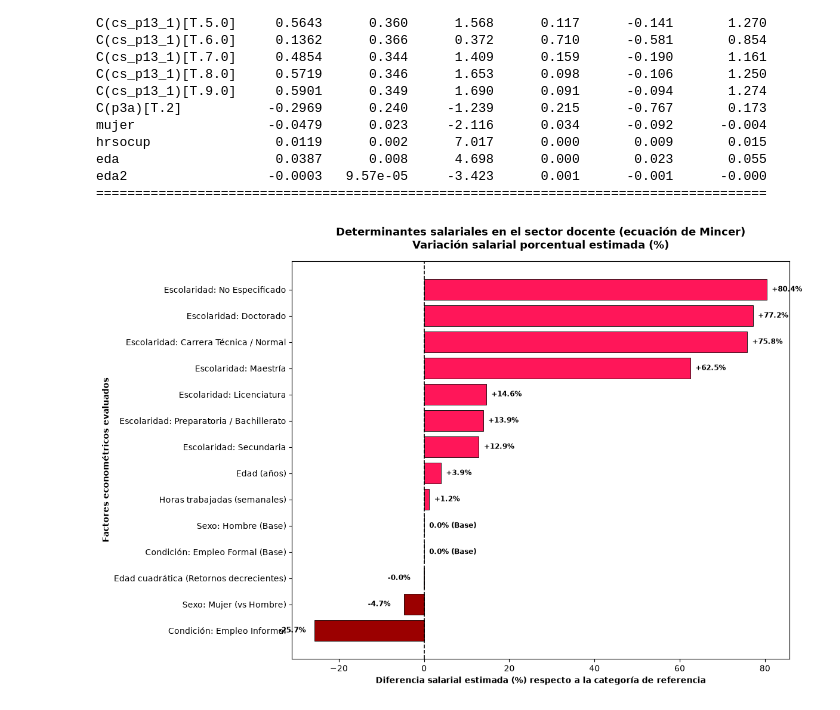
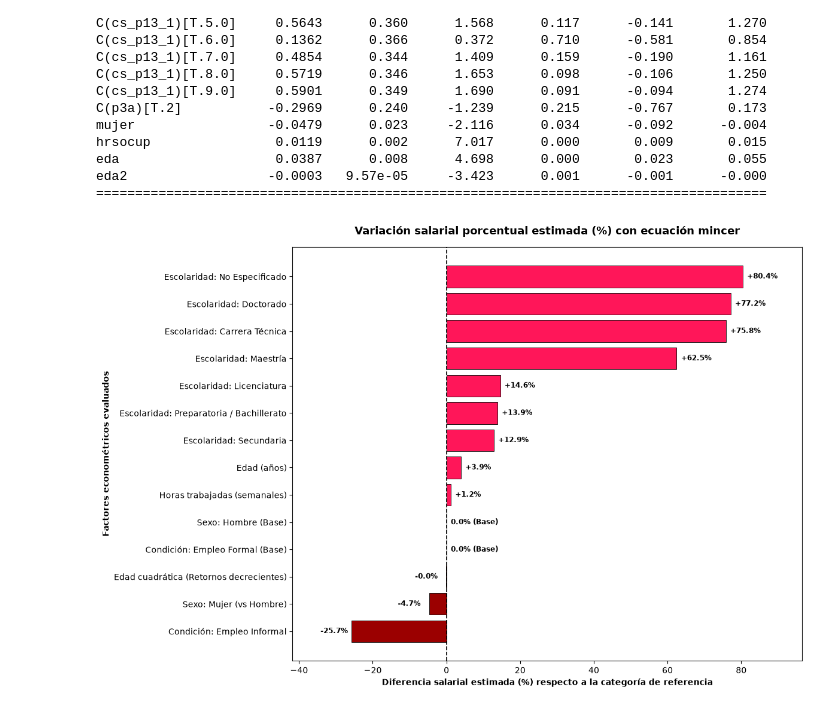
Before and after one commit to Arepaman777/An-lisis-predictivo-y-estad-stico-de-la-empleabilidad-y-salarios-del-sector-docente-en-M-xico, a Jupyter notebook: analisis_salarial_docente/notebooks/02_econometria_y_brecha_genero.ipynb, the cells around one changed output. Cells and saved outputs as stored; diff of their text form; code cells hidden in the pictures.

```diff
--- a/analisis_salarial_docente/notebooks/02_econometria_y_brecha_genero.ipynb
+++ b/analisis_salarial_docente/notebooks/02_econometria_y_brecha_genero.ipynb
@@ -81,7 +81,7 @@ diccionario_nombres = {
     # Niveles Educativos (cs_p13_1)
     "C(cs_p13_1)[T.3.0]": "Escolaridad: Secundaria",
     "C(cs_p13_1)[T.4.0]": "Escolaridad: Preparatoria / Bachillerato",
-    "C(cs_p13_1)[T.5.0]": "Escolaridad: Carrera Técnica / Normal",
+    "C(cs_p13_1)[T.5.0]": "Escolaridad: Carrera Técnica",
     "C(cs_p13_1)[T.6.0]": "Escolaridad: Licenciatura",
     "C(cs_p13_1)[T.7.0]": "Escolaridad: Maestría",
     "C(cs_p13_1)[T.8.0]": "Escolaridad: Doctorado",
@@ -149,32 +149,38 @@ for bar in bars:
     width = bar.get_width()
     offset = 1.2 if width >= 0 else -8.5
     text_val = "0.0% (Base)" if width == 0 else f"{width:+.1f}%"
     plt.text(
         width + offset,
         bar.get_y() + bar.get_height() / 2,
         text_val,
         va="center",
         fontsize=8.5,
         fontweight="bold",
         color="black",
     )
 
+max_val = max(abs(df_grafica["Cambio_Porcentual"]))
+margin = max_val * 0.2
+min_x = df_grafica["Cambio_Porcentual"].min()
+max_x = df_grafica["Cambio_Porcentual"].max()
+plt.xlim(min(min_x -margin, -margin), max(max_x + margin, margin))
+
 plt.title(
-    "Determinantes salariales en el sector docente (ecuación de Mincer)\nVariación salarial porcentual estimada (%)",
+    "Variación salarial porcentual estimada (%) con ecuación mincer",
     fontsize=13,
     fontweight="bold",
     pad=15,
 )
 
 plt.xlabel(
     "Diferencia salarial estimada (%) respecto a la categoría de referencia",
     fontweight="bold",
 )
 
 plt.ylabel("Factores econométricos evaluados", fontweight="bold")
 plt.tight_layout()
 
 plt.savefig("../outputs/figures/mincer_coeficientes_porcentaje.png", dpi=300)
 plt.show()
 # %% [output]
-[figure, old version]
+[figure, new version]
```
Also changed, not shown: parts of 1 cell of this notebook, 3 other files.
